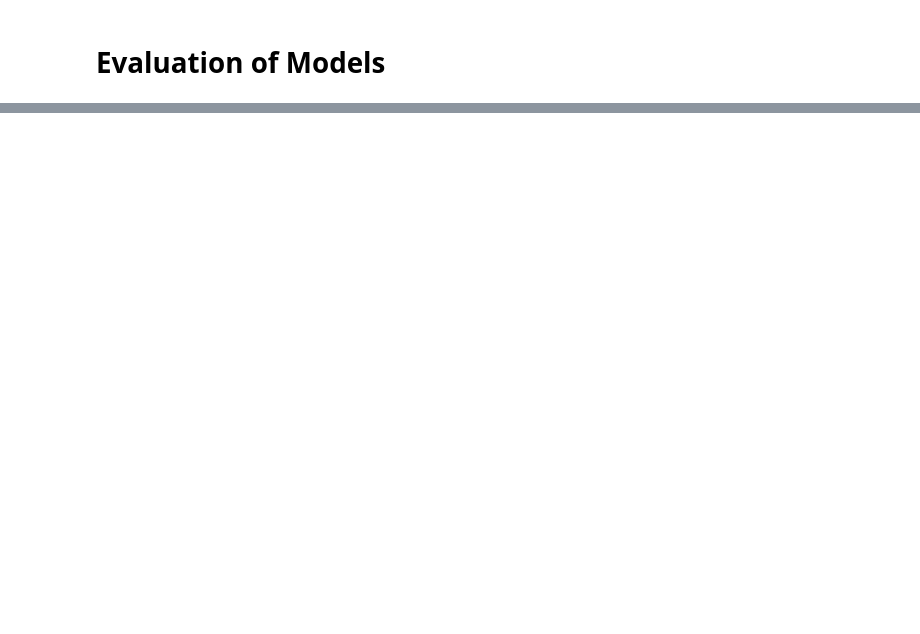
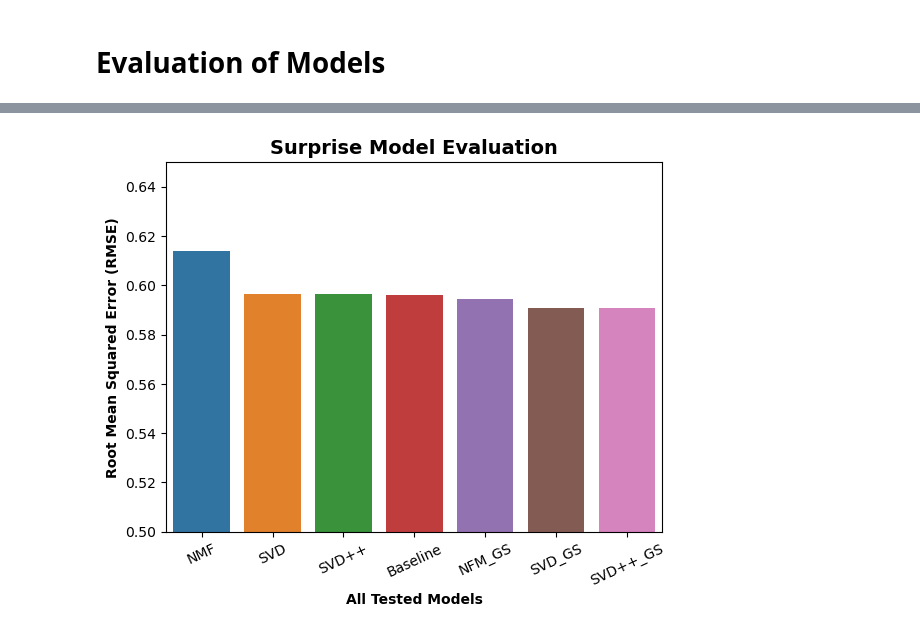
Before and after one commit to ashlidougherty/Beer-Recommender, a Jupyter notebook: CollabFiltering.ipynb, the cells around one changed output, grey strips where cells are left out. Cells and saved outputs as stored; diff of their text form; code cells hidden in the pictures; blank space fills up the shorter version.

Commit message:
finished models

```diff
--- a/CollabFiltering.ipynb
+++ b/CollabFiltering.ipynb
@@ -408,0 +411,14 @@ RMSE: 0.5949
+# %%
+#creating variables for visual comparison
+x = ['NMF', 'SVD', 'SVD++','Baseline', 'NFM_GS', 'SVD_GS','SVD++_GS']
+y = [nmf_results, svd_results, svdpp_results, baseline_score,
+     nmf_gs_model_score, svd_gs_model_score, svd_gs_model_score]
+# %%
+sns.barplot(x, y)
+plt.xticks(rotation=25)
+plt.ylim(0.5, 0.65)
+plt.ylabel('Root Mean Squared Error (RMSE)', weight='bold')
+plt.xlabel('All Tested Models', weight='bold')
+plt.title('Surprise Model Evaluation', weight='bold', size=14);
+# %% [output]
+[figure, added]
```
Also changed, not shown: parts of 31 cells of this notebook.
